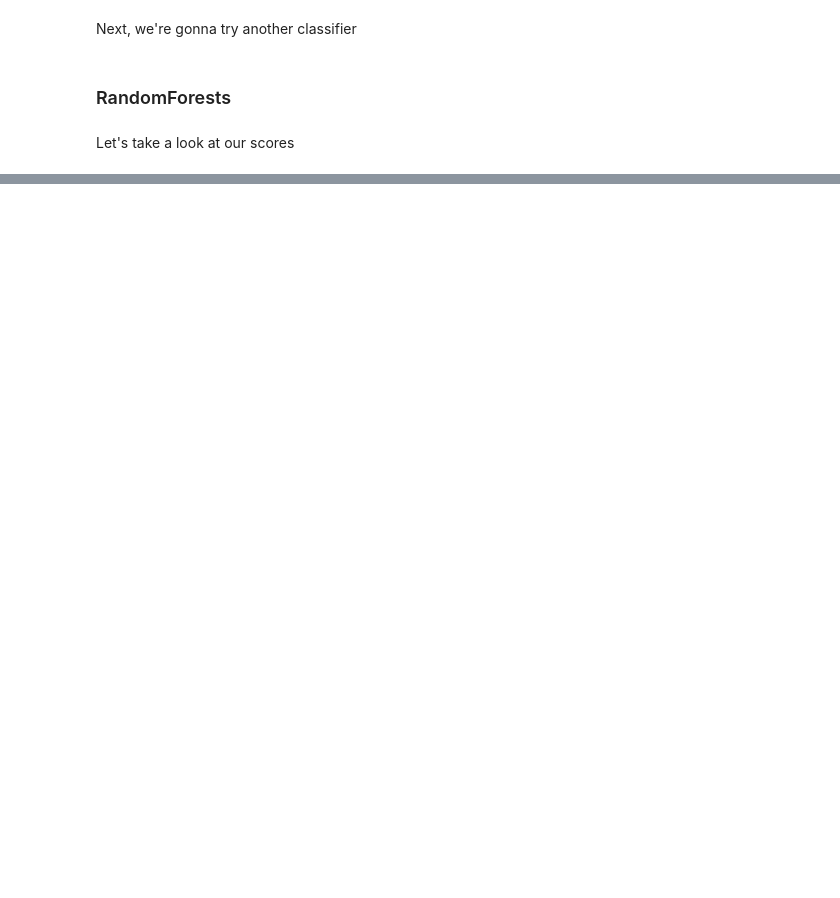
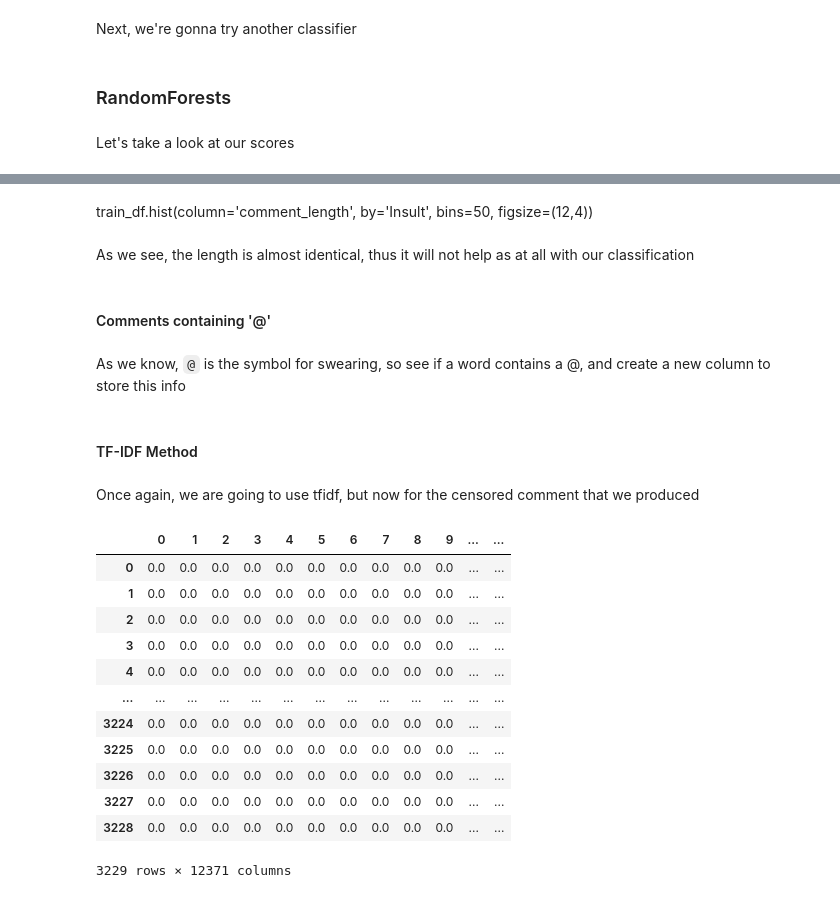
Before and after one commit to nikosgalanis/Insulting-Comments-Detection-System, a Jupyter notebook: insulting_comments_detection.ipynb, the cells around one changed output, grey strips where cells are left out. Saved outputs shown, nothing was run; the diff lists cells and outputs as text; code cells hidden in the pictures; blank space fills up the shorter version.

```diff
--- a/insulting_comments_detection.ipynb
+++ b/insulting_comments_detection.ipynb
@@ -566,0 +653,2 @@ Accuracy is 0.637
+# %%
+train_df['Censored_comment'] = train_df.apply(lambda x: censor(x['Comment'], x['Insult']), axis = 1)
@@ -566,0 +661,5 @@ Accuracy is 0.637
+# %%
+train_df['comment_length'] = train_df.Comment.apply(lambda row : len(row))
+test_df['comment_length'] = test_df.Comment.apply(lambda row : len(row))
+
+train_df.head()
@@ -566,0 +673,46 @@ Accuracy is 0.637
+# %% [markdown]
+train_df.hist(column='comment_length', by='Insult', bins=50, figsize=(12,4))
+# %% [markdown]
+As we see, the length is almost identical, thus it will not help as at all with our classification
+# %% [markdown]
+#### Comments containing '@'
+# %% [markdown]
+As we know, `@` is the symbol for swearing, so see if a word contains a @, and create a new column to store this info
+# %%
+def at(row):
+    if '@' in row:
+        return 1
+    else:
+        return 0
+# %%
+train_df['@'] = train_df.Comment.apply(lambda row : at(row))
+test_df['@'] = test_df.Comment.apply(lambda row : at(row))
+
+train_df.dropna(inplace=True)
+test_df.dropna(inplace=True)
+
+train_df = train_df.reset_index(drop=True)
+test_df = test_df.reset_index(drop=True)
+# %% [markdown]
+#### TF-IDF Method
+# %% [markdown]
+Once again, we are going to use tfidf, but now for the censored comment that we produced
+# %%
+tfidf_vec = TfidfVectorizer()
+tfidf_train_vec = tfidf_vec.fit_transform(train_df.Censored_comment)
+tfidf_train_data = pd.DataFrame(tfidf_train_vec.toarray())
+tfidf_train_data
+# %% [output]
+|  | 0 | 1 | 2 | 3 | 4 | 5 | 6 | 7 | 8 | 9 | ... | ... |
+| 0 | 0.0 | 0.0 | 0.0 | 0.0 | 0.0 | 0.0 | 0.0 | 0.0 | 0.0 | 0.0 | ... | ... |
+| 1 | 0.0 | 0.0 | 0.0 | 0.0 | 0.0 | 0.0 | 0.0 | 0.0 | 0.0 | 0.0 | ... | ... |
+| 2 | 0.0 | 0.0 | 0.0 | 0.0 | 0.0 | 0.0 | 0.0 | 0.0 | 0.0 | 0.0 | ... | ... |
+| 3 | 0.0 | 0.0 | 0.0 | 0.0 | 0.0 | 0.0 | 0.0 | 0.0 | 0.0 | 0.0 | ... | ... |
+| 4 | 0.0 | 0.0 | 0.0 | 0.0 | 0.0 | 0.0 | 0.0 | 0.0 | 0.0 | 0.0 | ... | ... |
+| ... | ... | ... | ... | ... | ... | ... | ... | ... | ... | ... | ... | ... |
+| 3224 | 0.0 | 0.0 | 0.0 | 0.0 | 0.0 | 0.0 | 0.0 | 0.0 | 0.0 | 0.0 | ... | ... |
+| 3225 | 0.0 | 0.0 | 0.0 | 0.0 | 0.0 | 0.0 | 0.0 | 0.0 | 0.0 | 0.0 | ... | ... |
+| 3226 | 0.0 | 0.0 | 0.0 | 0.0 | 0.0 | 0.0 | 0.0 | 0.0 | 0.0 | 0.0 | ... | ... |
+| 3227 | 0.0 | 0.0 | 0.0 | 0.0 | 0.0 | 0.0 | 0.0 | 0.0 | 0.0 | 0.0 | ... | ... |
+| 3228 | 0.0 | 0.0 | 0.0 | 0.0 | 0.0 | 0.0 | 0.0 | 0.0 | 0.0 | 0.0 | ... | ... |
+3229 rows × 12371 columns
```
Also changed, not shown: parts of 54 cells of this notebook.
